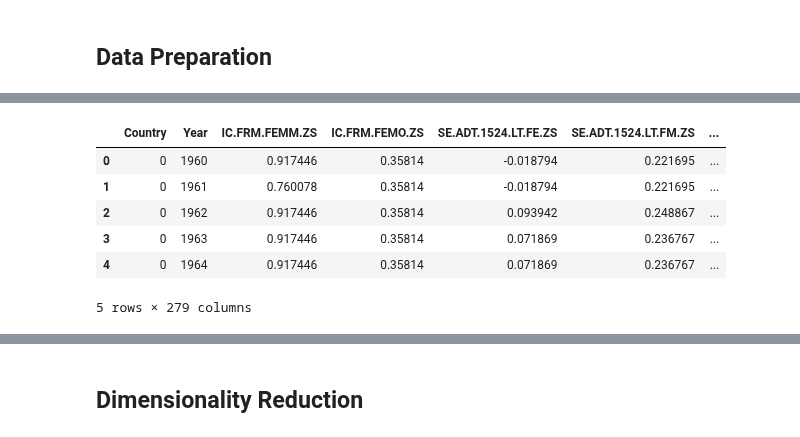
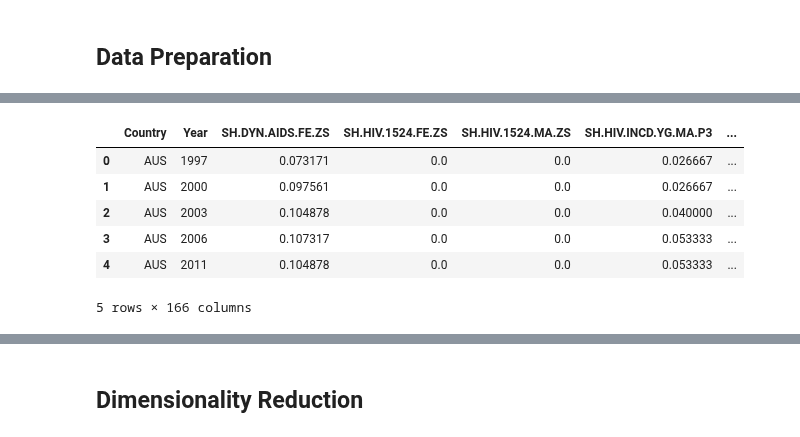
Before and after one commit to JenShumway/MADS_MilestoneII, a Jupyter notebook: Modeling-Unsupervised.ipynb, the cells around one changed output, grey strips where cells are left out. Drawn from its saved outputs; the diff is of its cells as text; code cells hidden in the pictures.

```diff
--- a/Modeling-Unsupervised.ipynb
+++ b/Modeling-Unsupervised.ipynb
@@ -16,14 +16,13 @@ import altair as alt
 from vega_datasets import data
 # %%
 # Select data
-# datasets = ["HEALTH_MERGED.csv", "Gender_WorldBankData.csv"]
-datasets = ["HEALTH_MERGED.csv", "WorldBankDatasets/Gender_WorldBankData.csv"]
+datasets = ["OECD/Cleaned/HEALTH_MERGED_Threshold_80_n3.csv", "WorldBankDatasets/Cleaned/AllMerged_Threshold_85_n3_MMRTNE.csv"]
 OECD = False  # False for WB data
 if OECD:
     df = pd.read_csv(datasets[0])
     mm_ind = "MATIMATM"
 else:
     df = pd.read_csv(datasets[1])
-    mm_ind = "SH.STA.MMRT"
+    mm_ind = "SH.STA.MMRT.NE"
 # %% [markdown]
 ## Data Preparation
@@ -50,20 +29,17 @@ data_encoded.head()
-# %%
-# Scale data
-scaler = StandardScaler()
-X = data_encoded.iloc[:, 2:]
-X = scaler.fit_transform(X)
-
-# Replace missing data using KNN imputation strategy
-imputer = KNNImputer()
-data_encoded.iloc[:, 2:] = imputer.fit_transform(X)
-
-data_encoded.head()
-# %% [output]
-|  | Country | Year | IC.FRM.FEMM.ZS | IC.FRM.FEMO.ZS | SE.ADT.1524.LT.FE.ZS | SE.ADT.1524.LT.FM.ZS | ... |
-| 0 | 0 | 1960 | 0.917446 | 0.35814 | -0.018794 | 0.221695 | ... |
-| 1 | 0 | 1961 | 0.760078 | 0.35814 | -0.018794 | 0.221695 | ... |
-| 2 | 0 | 1962 | 0.917446 | 0.35814 | 0.093942 | 0.248867 | ... |
-| 3 | 0 | 1963 | 0.917446 | 0.35814 | 0.071869 | 0.236767 | ... |
-| 4 | 0 | 1964 | 0.917446 | 0.35814 | 0.071869 | 0.236767 | ... |
-5 rows × 279 columns
+# %%
+# Reduce to only gender indicators
+
+if not OECD:
+    gender_ind = pd.read_csv('WorldBankDatasets/Gender_WorldBankData.csv').columns
+    df = df.drop(columns=[col for col in df if col not in gender_ind])
+
+df.head()
+# %% [output]
+|  | Country | Year | SH.DYN.AIDS.FE.ZS | SH.HIV.1524.FE.ZS | SH.HIV.1524.MA.ZS | SH.HIV.INCD.YG.MA.P3 | ... |
+| 0 | AUS | 1997 | 0.073171 | 0.0 | 0.0 | 0.026667 | ... |
+| 1 | AUS | 2000 | 0.097561 | 0.0 | 0.0 | 0.026667 | ... |
+| 2 | AUS | 2003 | 0.104878 | 0.0 | 0.0 | 0.040000 | ... |
+| 3 | AUS | 2006 | 0.107317 | 0.0 | 0.0 | 0.053333 | ... |
+| 4 | AUS | 2011 | 0.104878 | 0.0 | 0.0 | 0.053333 | ... |
+5 rows × 166 columns
 # %%
```
Also changed, not shown: parts of 9 cells of this notebook.
